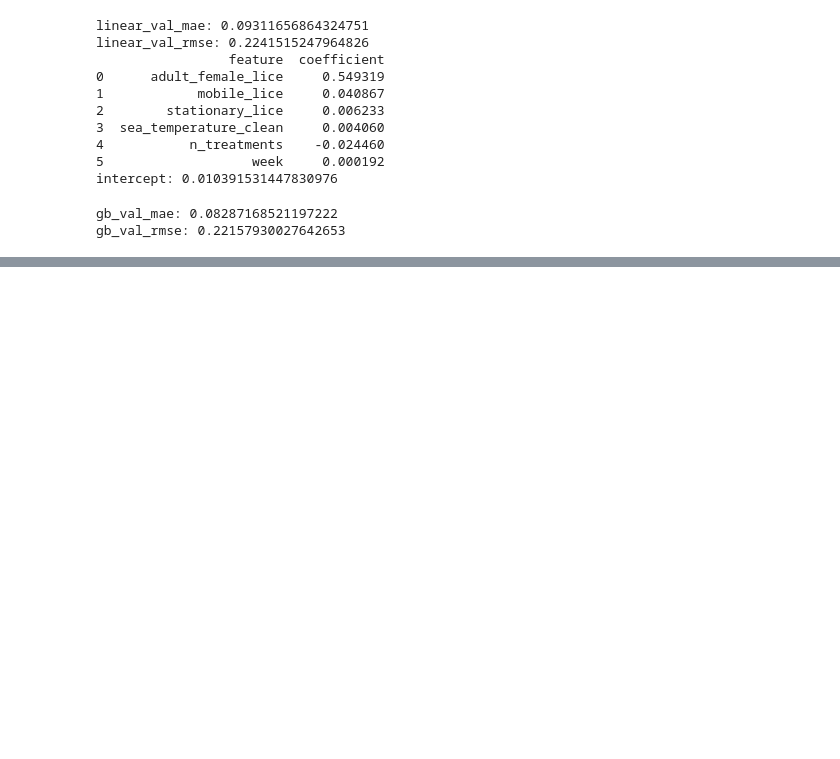
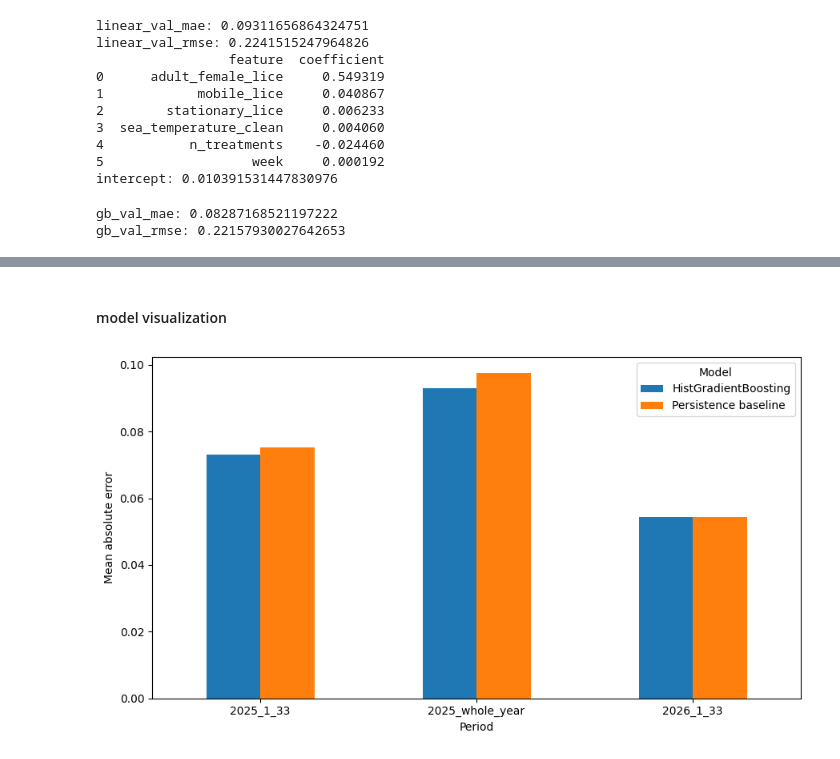
Before and after one commit to JXXCgit/personlig-datavitenskapsportef-lje, a Jupyter notebook: ML-Salmon lice/notebook/Salmon lice_ML.ipynb, the cells around one changed output, grey strips where cells are left out. Drawn from its saved outputs; the diff is of its cells as text; code cells hidden in the pictures; blank space fills up the shorter version.

```diff
--- a/ML-Salmon lice/notebook/Salmon lice_ML.ipynb
+++ b/ML-Salmon lice/notebook/Salmon lice_ML.ipynb
@@ -366,0 +499,23 @@ treated[0]
+# %%
+# performance table
+performance=pd.DataFrame([
+{'Period': '2025_whole_year', 'Model': 'Persistence baseline', 'MAE': baseline_test_mae, 'RMSE': baseline_test_rmse},
+{'Period': '2025_whole_year', 'Model': 'HistGradientBoosting', 'MAE': gb_test_mae, 'RMSE': gb_test_rmse},
+{'Period': '2025_1_33', 'Model': 'Persistence baseline', 'MAE': baseline_2025_1_33_mae, 'RMSE': baseline_2025_1_33_rmse},
+{'Period': '2025_1_33', 'Model': 'HistGradientBoosting', 'MAE': gb_2025_1_33_mae, 'RMSE': gb_2025_1_33_rmse},
+{'Period': '2026_1_33', 'Model': 'Persistence baseline', 'MAE': baseline_oot_mae, 'RMSE': baseline_oot_rmse},
+{'Period': '2026_1_33', 'Model': 'HistGradientBoosting', 'MAE': gb_oot_mae, 'RMSE': gb_oot_rmse}])
+performance
+
+improvement=pd.DataFrame({
+    'Period': ['2025_whole_year', '2025_1_33', '2026_1_33'],
+    'MAE_Improvement_%': [
+        (baseline_test_mae - gb_test_mae)/baseline_test_mae*100,
+        (baseline_2025_1_33_mae - gb_2025_1_33_mae)/baseline_2025_1_33_mae*100,
+        (baseline_oot_mae - gb_oot_mae)/baseline_oot_mae*100],
+'RMSE_Improvement_%': [
+    (baseline_test_rmse-gb_test_rmse)/baseline_test_rmse*100,
+    (baseline_2025_1_33_rmse-gb_2025_1_33_rmse)/baseline_2025_1_33_rmse*100,
+    (baseline_oot_rmse-gb_oot_rmse)/baseline_oot_rmse*100]
+})
+improvement
@@ -366,0 +682,19 @@ treated[0]
+# %% [markdown]
+#### model visualization
+# %%
+# fig 1.1. Baseline vs HistGradientBoosting performance
+import matplotlib.pyplot as plt
+import seaborn as sns
+fig, ax=plt.subplots(figsize=(9, 5))
+performance_pivot_mae=performance.pivot(
+    index='Period',
+    columns='Model',
+    values='MAE')
+performance_pivot_mae.plot(kind='bar', ax=ax)
+ax.set_title=('MAE: Persistence baseline vs. HistGradientBoosting')
+ax.set_ylabel('Mean absolute error')
+ax.tick_params(axis='x', rotation=0)
+plt.tight_layout()
+plt.show()
+# %% [output]
+[figure, added]
```
Also changed, not shown: parts of 26 cells of this notebook.
